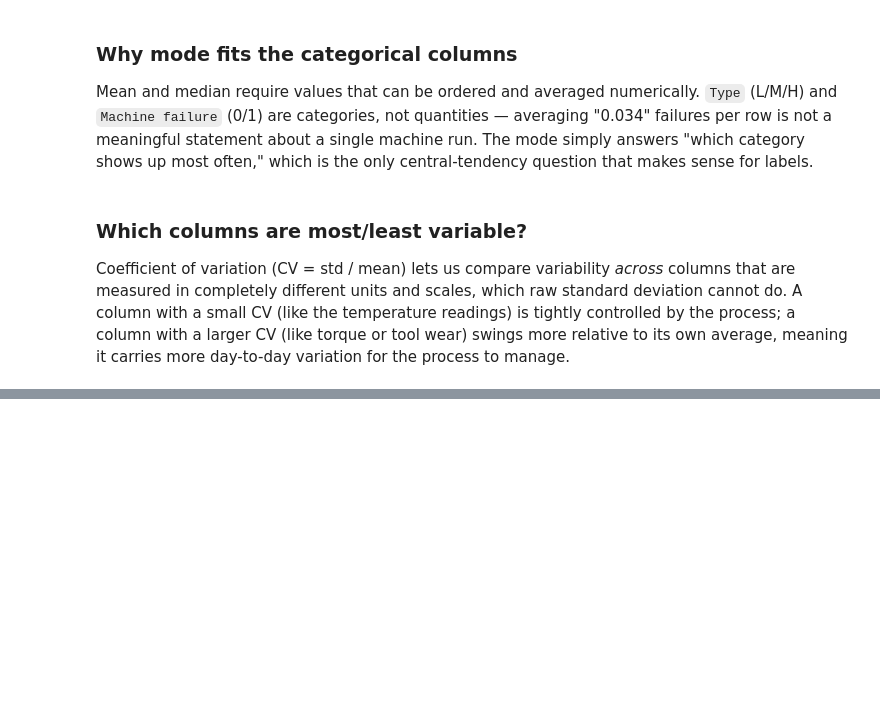
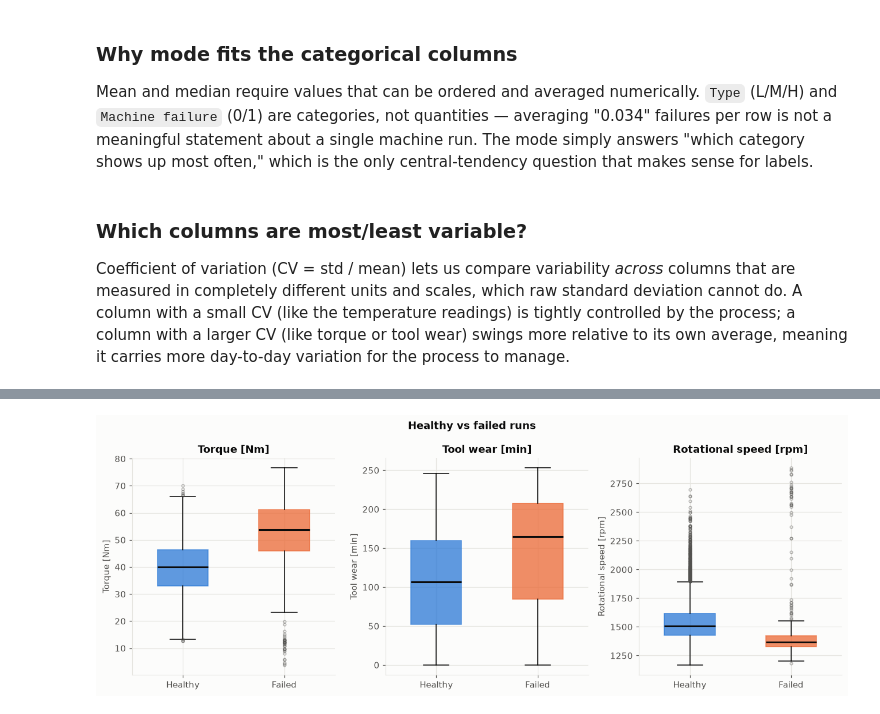
Before and after one commit to DavisenV/Group1-PROG8431-DataAnalysis, a Jupyter notebook: main.ipynb, the cells around one changed output, grey strips where cells are left out. Drawn from its saved outputs; the diff is of its cells as text; code cells hidden in the pictures; blank space fills up the shorter version.

```diff
--- a/main.ipynb
+++ b/main.ipynb
@@ -285,0 +523,4 @@ process to manage.
+# %%
+plotter.boxplots(["Torque [Nm]", "Tool wear [min]", "Rotational speed [rpm]"])
+# %% [output]
+[figure, added]
```
Also changed, not shown: parts of 30 cells of this notebook.
